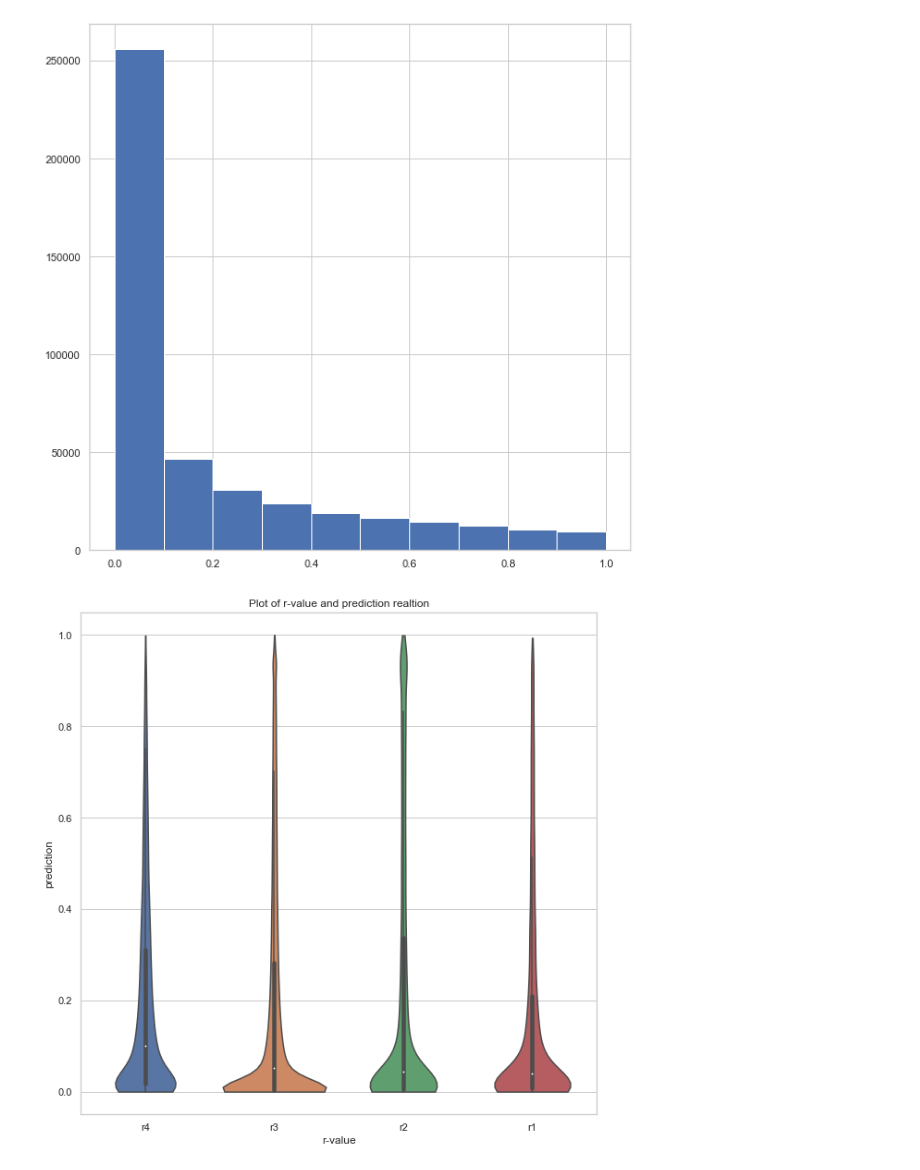
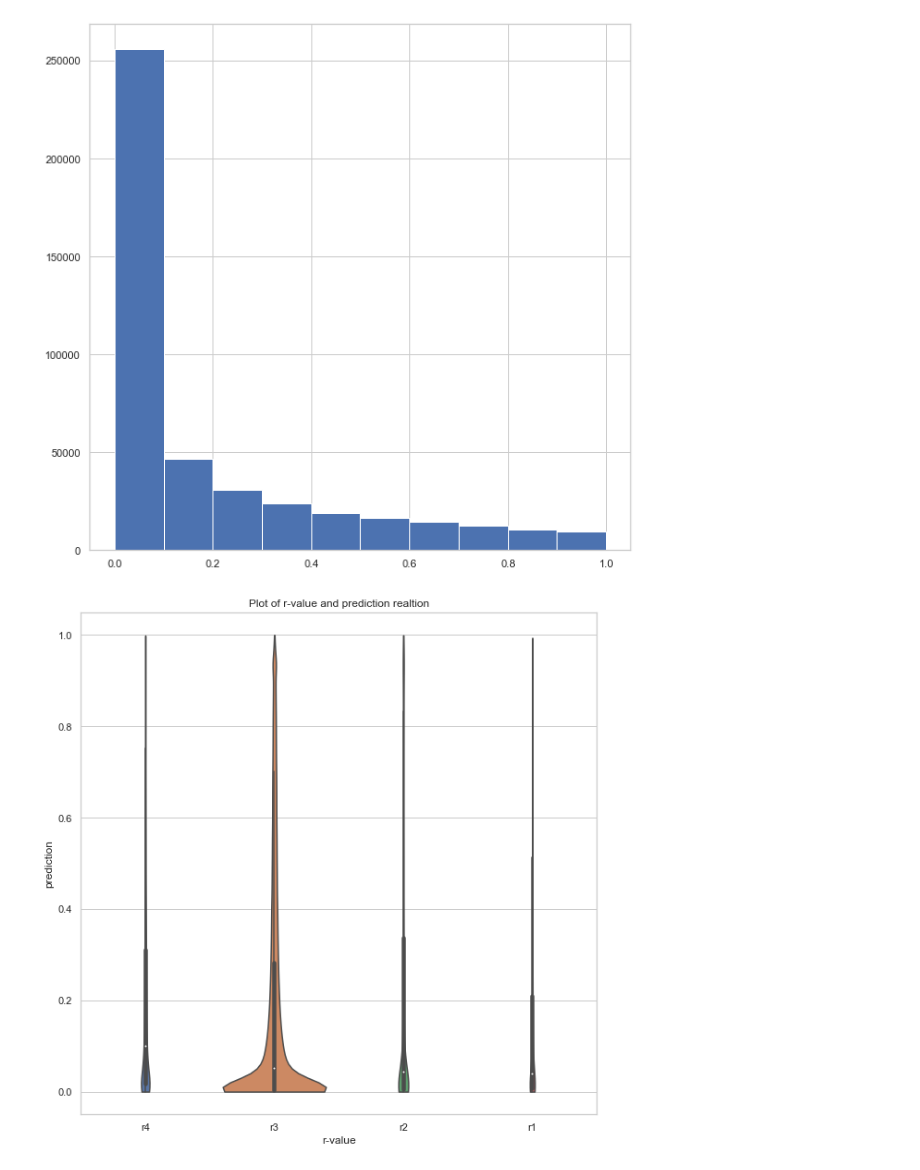
Before and after one commit to MartinMarzi/nib_ckn, a Jupyter notebook: notebooks/CKN-LinkPred_5_2.ipynb, the cells around one changed output. Saved outputs shown, nothing was run; the diff lists cells and outputs as text; code cells hidden in the pictures.

```diff
--- a/notebooks/CKN-LinkPred_5_2.ipynb
+++ b/notebooks/CKN-LinkPred_5_2.ipynb
@@ -644,20 +664,20 @@ plot_data.pred_1.hist()
 # %%
 # plot with seaborn
 
 sns.set(rc={'figure.figsize':(10, 10)})
 sns.set_theme(style="whitegrid")
 sns.violinplot(x="R-value",
                    y="pred_1",
                    data=plot_data,
                    order=["r4", "r3", "r2", "r1"],
-                   # scale="count",
+                       scale="count",
 #                    inner="quartile",
 #                    palette="Set2",
                    cut=0)
 
 plt.xlabel("r-value")
 plt.ylabel("prediction")
 plt.title("Plot of r-value and prediction realtion")
 plt.savefig("CKN_violinPlot_1_0.png")
 # %% [output]
-[figure, old version]
+[figure, new version]
```
Also changed, not shown: parts of 3 cells of this notebook, 7 other files.
